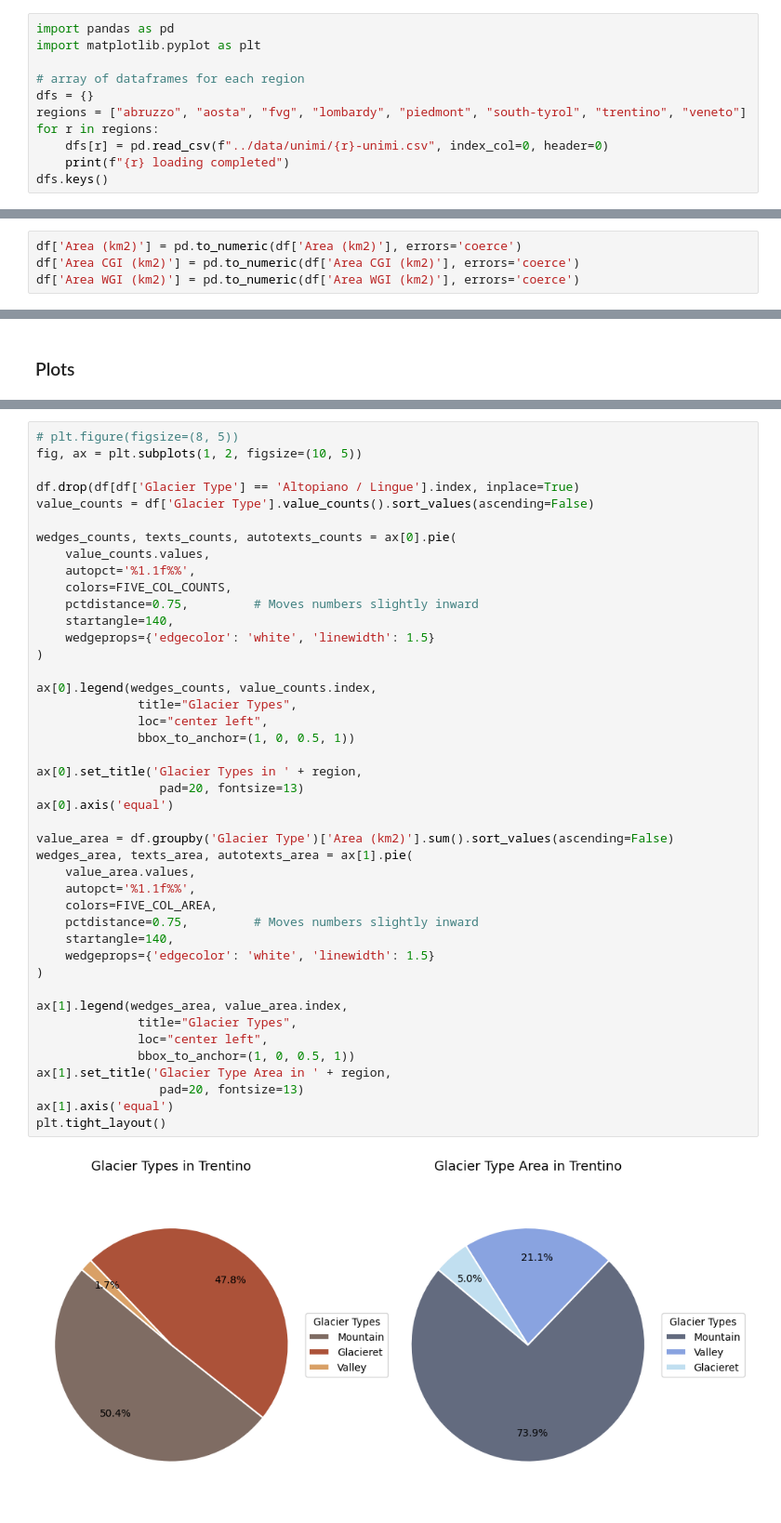
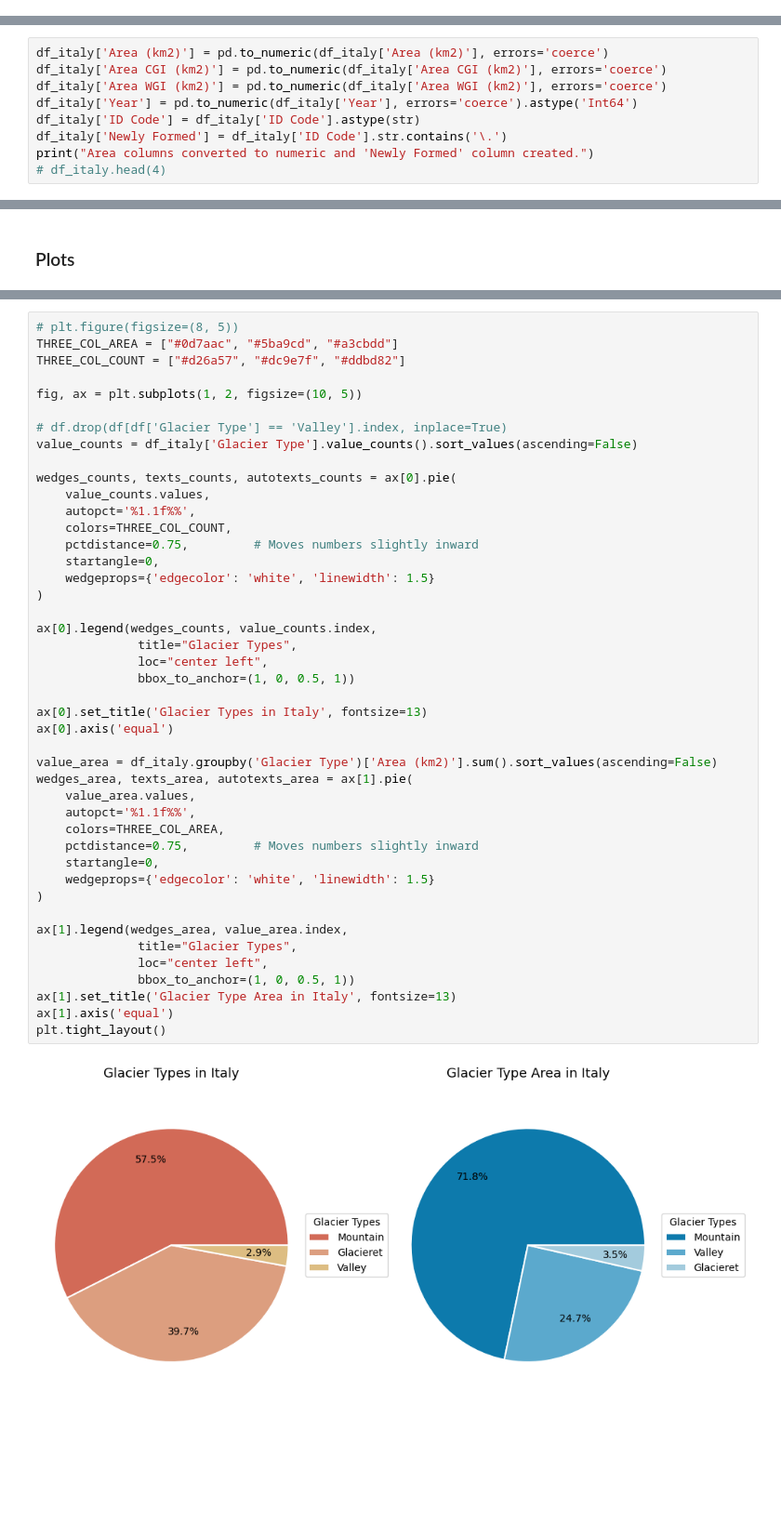
Before and after one commit to martinadep/GlaciersRetreat-Viz, a Jupyter notebook: notebooks/eda_unimi_italy.ipynb, the cells around one changed output, grey strips where cells are left out. Shown at 93% size. Cells and saved outputs as stored; diff of their text form; blank space fills up the shorter version.

```diff
--- a/notebooks/eda_unimi_italy.ipynb
+++ b/notebooks/eda_unimi_italy.ipynb
@@ -30,11 +0,0 @@ region = "Trentino"  # Change to "Alto Adige" for Alto Adige dataset
-# %%
-import pandas as pd
-import matplotlib.pyplot as plt
-
-# array of dataframes for each region
-dfs = {}
-regions = ["abruzzo", "aosta", "fvg", "lombardy", "piedmont", "south-tyrol", "trentino", "veneto"]
-for r in regions:
-    dfs[r] = pd.read_csv(f"../data/unimi/{r}-unimi.csv", index_col=0, header=0)
-    print(f"{r} loading completed")
-dfs.keys()
@@ -51,4 +37,9 @@ dict_keys(['abruzzo', 'aosta', 'fvg', 'lombardy', 'piedmont', 'south-tyrol', 'tr
 # %%
-df['Area (km2)'] = pd.to_numeric(df['Area (km2)'], errors='coerce')
-df['Area CGI (km2)'] = pd.to_numeric(df['Area CGI (km2)'], errors='coerce')
-df['Area WGI (km2)'] = pd.to_numeric(df['Area WGI (km2)'], errors='coerce')
+df_italy['Area (km2)'] = pd.to_numeric(df_italy['Area (km2)'], errors='coerce')
+df_italy['Area CGI (km2)'] = pd.to_numeric(df_italy['Area CGI (km2)'], errors='coerce')
+df_italy['Area WGI (km2)'] = pd.to_numeric(df_italy['Area WGI (km2)'], errors='coerce')
+df_italy['Year'] = pd.to_numeric(df_italy['Year'], errors='coerce').astype('Int64')
+df_italy['ID Code'] = df_italy['ID Code'].astype(str)
+df_italy['Newly Formed'] = df_italy['ID Code'].str.contains('\.')
+print("Area columns converted to numeric and 'Newly Formed' column created.")
+# df_italy.head(4)
@@ -302,45 +274,46 @@ plt.legend(loc='upper right', bbox_to_anchor=(1.2, 1.1))
 # %%
 # plt.figure(figsize=(8, 5))
+THREE_COL_AREA = ["#0d7aac", "#5ba9cd", "#a3cbdd"]
+THREE_COL_COUNT = ["#d26a57", "#dc9e7f", "#ddbd82"]
+
 fig, ax = plt.subplots(1, 2, figsize=(10, 5))
 
-df.drop(df[df['Glacier Type'] == 'Altopiano / Lingue'].index, inplace=True)
-value_counts = df['Glacier Type'].value_counts().sort_values(ascending=False)
+# df.drop(df[df['Glacier Type'] == 'Valley'].index, inplace=True)
+value_counts = df_italy['Glacier Type'].value_counts().sort_values(ascending=False)
 
 wedges_counts, texts_counts, autotexts_counts = ax[0].pie(
     value_counts.values,
     autopct='%1.1f%%',
-    colors=FIVE_COL_COUNTS,
+    colors=THREE_COL_COUNT,
     pctdistance=0.75,         # Moves numbers slightly inward
-    startangle=140,
+    startangle=0,
     wedgeprops={'edgecolor': 'white', 'linewidth': 1.5}
 )
 
 ax[0].legend(wedges_counts, value_counts.index,
               title="Glacier Types",
               loc="center left",
               bbox_to_anchor=(1, 0, 0.5, 1))
 
-ax[0].set_title('Glacier Types in ' + region,
-                 pad=20, fontsize=13)
+ax[0].set_title('Glacier Types in Italy', fontsize=13)
 ax[0].axis('equal')
 
-value_area = df.groupby('Glacier Type')['Area (km2)'].sum().sort_values(ascending=False)
+value_area = df_italy.groupby('Glacier Type')['Area (km2)'].sum().sort_values(ascending=False)
 wedges_area, texts_area, autotexts_area = ax[1].pie(
     value_area.values,
     autopct='%1.1f%%',
-    colors=FIVE_COL_AREA,
+    colors=THREE_COL_AREA,
     pctdistance=0.75,         # Moves numbers slightly inward
-    startangle=140,
+    startangle=0,
     wedgeprops={'edgecolor': 'white', 'linewidth': 1.5}
 )
 
 ax[1].legend(wedges_area, value_area.index,
               title="Glacier Types",
               loc="center left",
               bbox_to_anchor=(1, 0, 0.5, 1))
-ax[1].set_title('Glacier Type Area in ' + region,
-                 pad=20, fontsize=13)
+ax[1].set_title('Glacier Type Area in Italy', fontsize=13)
 ax[1].axis('equal')
 plt.tight_layout()
 # %% [output]
-[figure, old version]
+[figure, new version]
```
Also changed, not shown: parts of 32 cells of this notebook, 13 other files.
